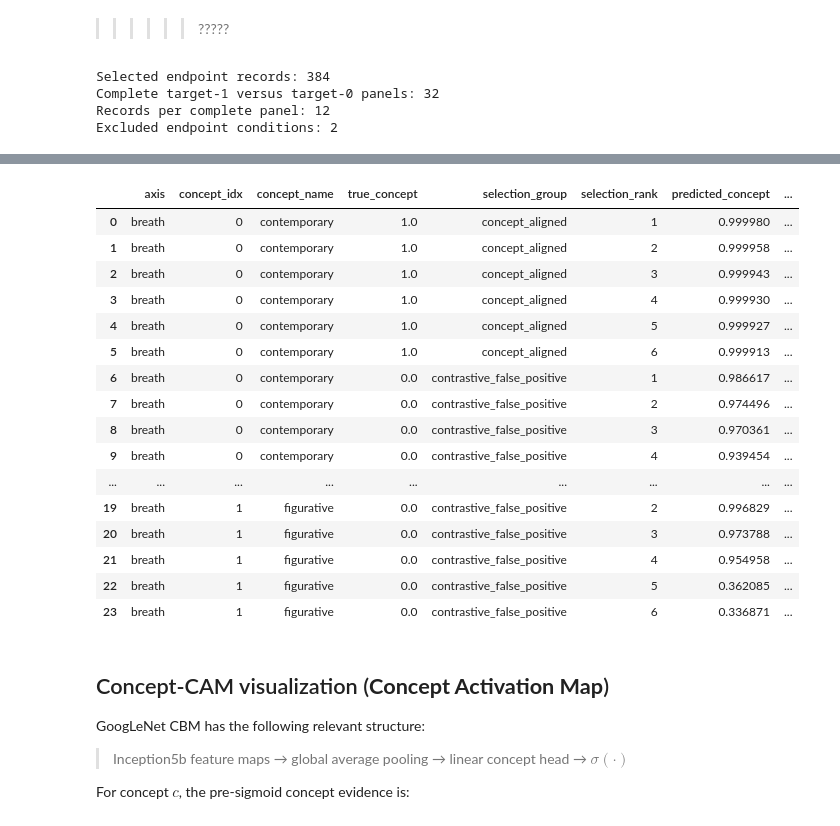
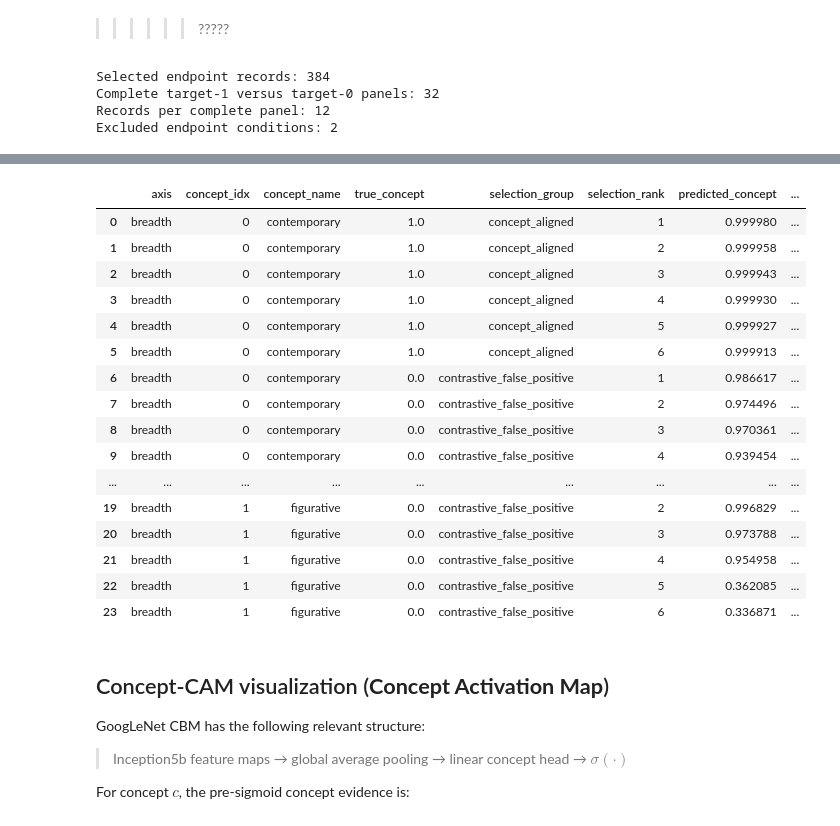
Before and after one commit to Trpquo/art_critic, a Jupyter notebook: 9_cbm_visualzer.ipynb, the cells around one changed output, grey strips where cells are left out. Saved outputs shown, nothing was run; the diff lists cells and outputs as text; code cells hidden in the pictures.

Commit message:
breath --> breadth

```diff
--- a/9_cbm_visualzer.ipynb
+++ b/9_cbm_visualzer.ipynb
@@ -124,7 +124,7 @@ import pandas as pd
 import torch
 
 CLASS_NAMES = {
-    "breath": {0: "abstract", 1: "concrete"},
+    "breadth": {0: "abstract", 1: "concrete"},
     "depth":  {0: "iconic",   1: "symbolic"},
 }
 
@@ -167,7 +167,7 @@ print("Unique contentIds:", metadata["_content_id_key"].nunique())
 if metadata["_content_id_key"].duplicated().any():
     duplicates = metadata.loc[
         metadata["_content_id_key"].duplicated(keep=False),
-        ["contentId", "style", "breath", "depth"]
+        ["contentId", "style", "breadth", "depth"]
     ].sort_values("_content_id_key")
 
     raise ValueError(
@@ -487,7 +487,7 @@ visualizations/googlenet/cbm/evaluation_registry_valid.parquet
 from pathlib import Path
 
 N_PER_CONDITION = 6
-AXES = ["breath", "depth"]
+AXES = ["breadth", "depth"]
 
 def select_endpoint_examples(
     registry,
@@ -675,21 +675,21 @@ Excluded endpoint conditions: 2
 | 1 | depth | 2 | geometrical | 1.0 | concept_aligned | 0 | 6 | insufficient_unambiguous_endpoint... |
 |  | axis | concept_idx | concept_name | true_concept | selection_group | selection_rank | predicted_concept | ... |
-| 0 | breath | 0 | contemporary | 1.0 | concept_aligned | 1 | 0.999980 | ... |
-| 1 | breath | 0 | contemporary | 1.0 | concept_aligned | 2 | 0.999958 | ... |
-| 2 | breath | 0 | contemporary | 1.0 | concept_aligned | 3 | 0.999943 | ... |
-| 3 | breath | 0 | contemporary | 1.0 | concept_aligned | 4 | 0.999930 | ... |
-| 4 | breath | 0 | contemporary | 1.0 | concept_aligned | 5 | 0.999927 | ... |
-| 5 | breath | 0 | contemporary | 1.0 | concept_aligned | 6 | 0.999913 | ... |
-| 6 | breath | 0 | contemporary | 0.0 | contrastive_false_positive | 1 | 0.986617 | ... |
-| 7 | breath | 0 | contemporary | 0.0 | contrastive_false_positive | 2 | 0.974496 | ... |
-| 8 | breath | 0 | contemporary | 0.0 | contrastive_false_positive | 3 | 0.970361 | ... |
-| 9 | breath | 0 | contemporary | 0.0 | contrastive_false_positive | 4 | 0.939454 | ... |
+| 0 | breadth | 0 | contemporary | 1.0 | concept_aligned | 1 | 0.999980 | ... |
+| 1 | breadth | 0 | contemporary | 1.0 | concept_aligned | 2 | 0.999958 | ... |
+| 2 | breadth | 0 | contemporary | 1.0 | concept_aligned | 3 | 0.999943 | ... |
+| 3 | breadth | 0 | contemporary | 1.0 | concept_aligned | 4 | 0.999930 | ... |
+| 4 | breadth | 0 | contemporary | 1.0 | concept_aligned | 5 | 0.999927 | ... |
+| 5 | breadth | 0 | contemporary | 1.0 | concept_aligned | 6 | 0.999913 | ... |
+| 6 | breadth | 0 | contemporary | 0.0 | contrastive_false_positive | 1 | 0.986617 | ... |
+| 7 | breadth | 0 | contemporary | 0.0 | contrastive_false_positive | 2 | 0.974496 | ... |
+| 8 | breadth | 0 | contemporary | 0.0 | contrastive_false_positive | 3 | 0.970361 | ... |
+| 9 | breadth | 0 | contemporary | 0.0 | contrastive_false_positive | 4 | 0.939454 | ... |
 | ... | ... | ... | ... | ... | ... | ... | ... | ... |
-| 19 | breath | 1 | figurative | 0.0 | contrastive_false_positive | 2 | 0.996829 | ... |
-| 20 | breath | 1 | figurative | 0.0 | contrastive_false_positive | 3 | 0.973788 | ... |
-| 21 | breath | 1 | figurative | 0.0 | contrastive_false_positive | 4 | 0.954958 | ... |
-| 22 | breath | 1 | figurative | 0.0 | contrastive_false_positive | 5 | 0.362085 | ... |
-| 23 | breath | 1 | figurative | 0.0 | contrastive_false_positive | 6 | 0.336871 | ... |
+| 19 | breadth | 1 | figurative | 0.0 | contrastive_false_positive | 2 | 0.996829 | ... |
+| 20 | breadth | 1 | figurative | 0.0 | contrastive_false_positive | 3 | 0.973788 | ... |
+| 21 | breadth | 1 | figurative | 0.0 | contrastive_false_positive | 4 | 0.954958 | ... |
+| 22 | breadth | 1 | figurative | 0.0 | contrastive_false_positive | 5 | 0.362085 | ... |
+| 23 | breadth | 1 | figurative | 0.0 | contrastive_false_positive | 6 | 0.336871 | ... |
 # %%
 
 output_dir = Path(
```
Also changed, not shown: parts of 10 cells of this notebook, 13 other files.
